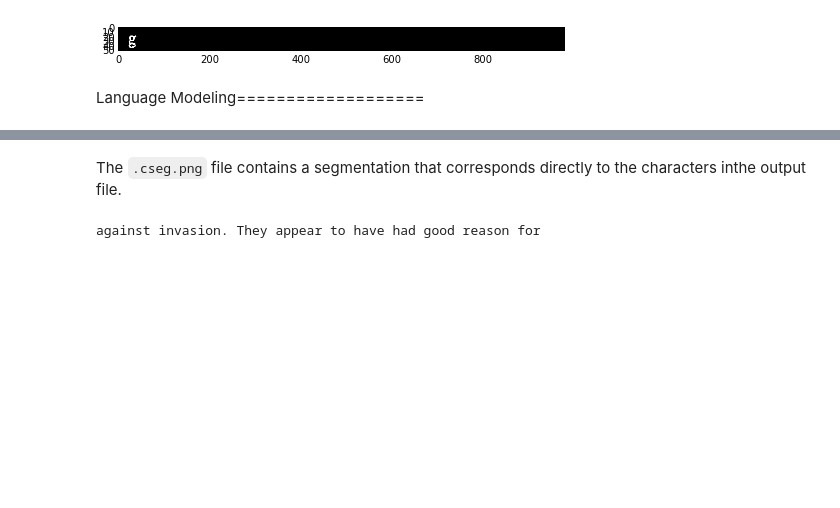
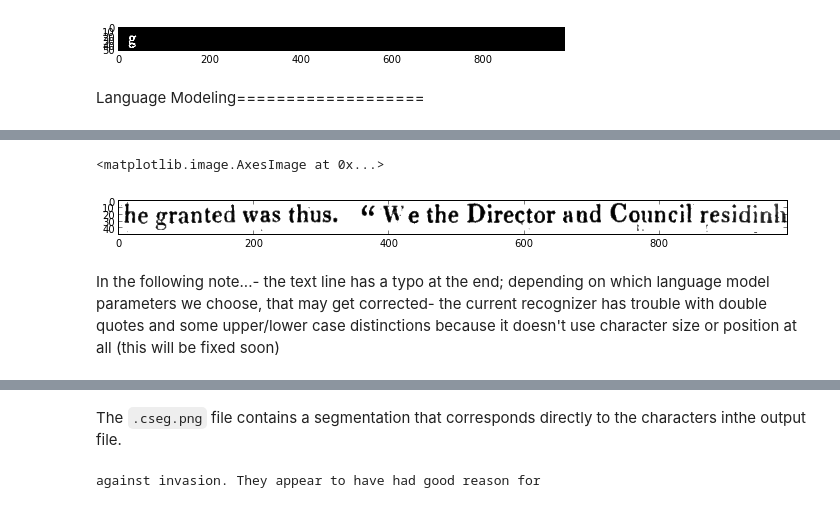
Before and after one commit to ocropus-archive/DUP-ocropy, a Jupyter notebook: Notebooks/ocropus-steps.ipynb, the cells around one changed output, grey strips where cells are left out. Drawn from its saved outputs; the diff is of its cells as text; code cells hidden in the pictures; blank space fills up the shorter version.

```diff
--- a/Notebooks/ocropus-steps.ipynb
+++ b/Notebooks/ocropus-steps.ipynb
@@ -93,0 +102,7 @@ The final output from the recognizer is computed via language modeling.Currently
+# %%
+imshow(imread("0020_0022/01000a.png"))
+# %% [output]
+<matplotlib.image.AxesImage at 0x...>
+[figure, added]
+# %% [markdown]
+In the following note...- the text line has a typo at the end; depending on which language model  parameters we choose, that may get corrected- the current recognizer has trouble with double quotes and some upper/lower case distinctions   because it doesn't use character size or position at all (this will be fixed soon)
```
Also changed, not shown: parts of 15 cells of this notebook, 2 other files.
